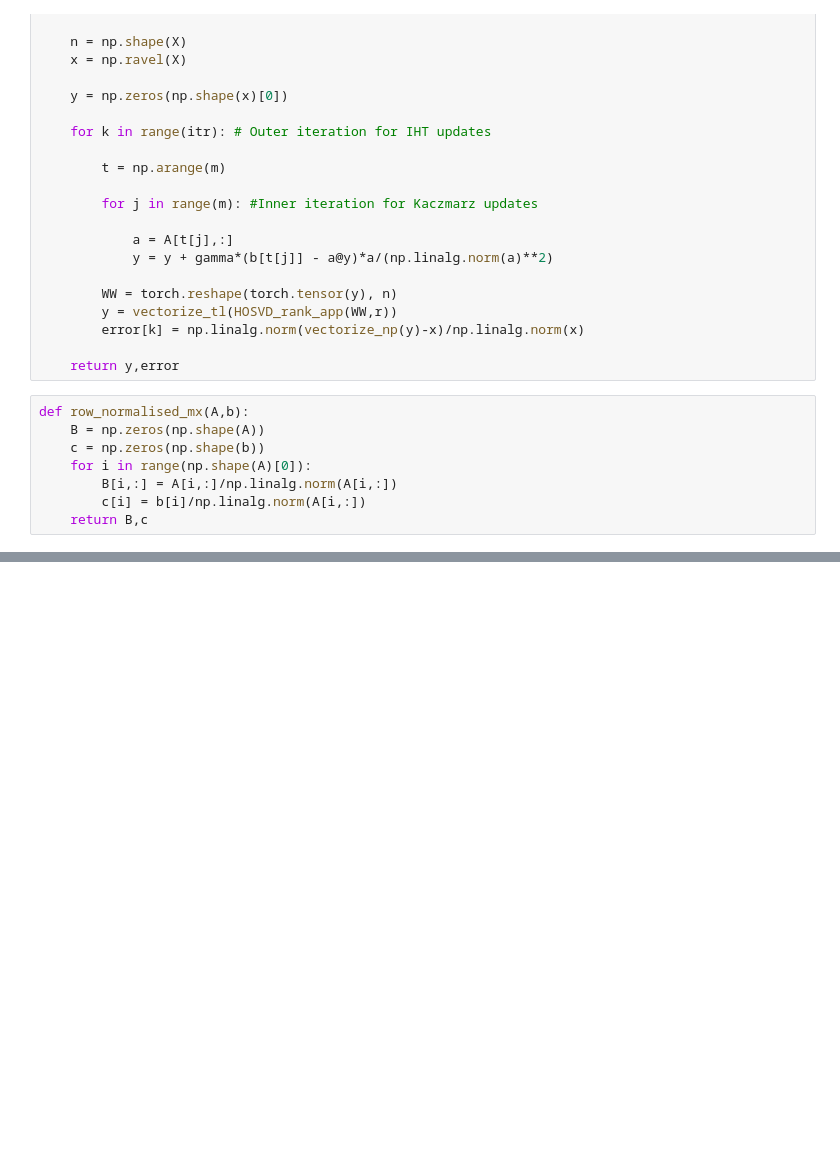
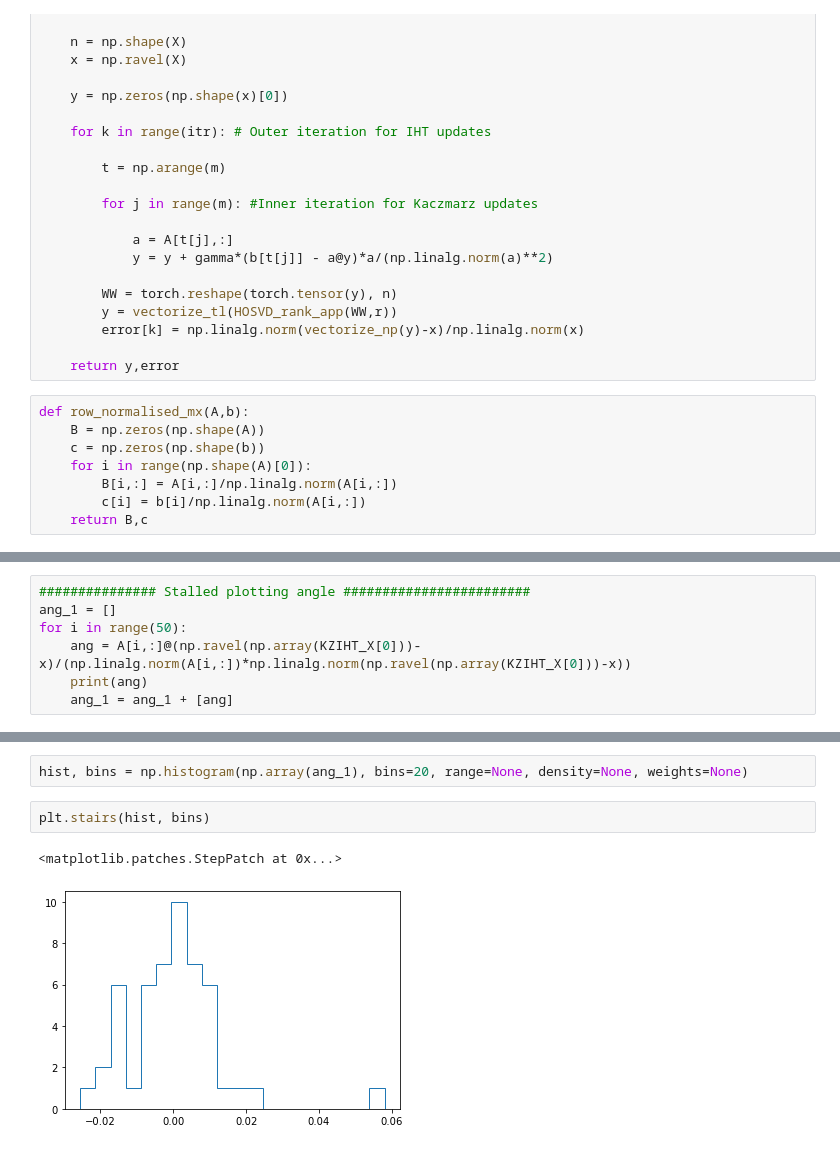
Before and after one commit to shambhavi-suri/Tensor-Recovery, a Jupyter notebook: Toy Example.ipynb, the cells around one changed output, grey strips where cells are left out. Cells and saved outputs as stored; diff of their text form; blank space fills up the shorter version.

Commit message:
Toy Example for KZIHT

```diff
--- a/Toy Example.ipynb
+++ b/Toy Example.ipynb
@@ -498,0 +618,7 @@ plt.stairs(hist, bins)
+# %%
+############### Stalled plotting angle ########################
+ang_1 = []
+for i in range(50):
+    ang = A[i,:]@(np.ravel(np.array(KZIHT_X[0]))-x)/(np.linalg.norm(A[i,:])*np.linalg.norm(np.ravel(np.array(KZIHT_X[0]))-x))
+    print(ang)
+    ang_1 = ang_1 + [ang]
@@ -498,0 +643,7 @@ plt.stairs(hist, bins)
+# %%
+hist, bins = np.histogram(np.array(ang_1), bins=20, range=None, density=None, weights=None)
+# %%
+plt.stairs(hist, bins)
+# %% [output]
+<matplotlib.patches.StepPatch at 0x...>
+[figure, added]
```
Also changed, not shown: parts of 65 cells of this notebook, 5 other files.
